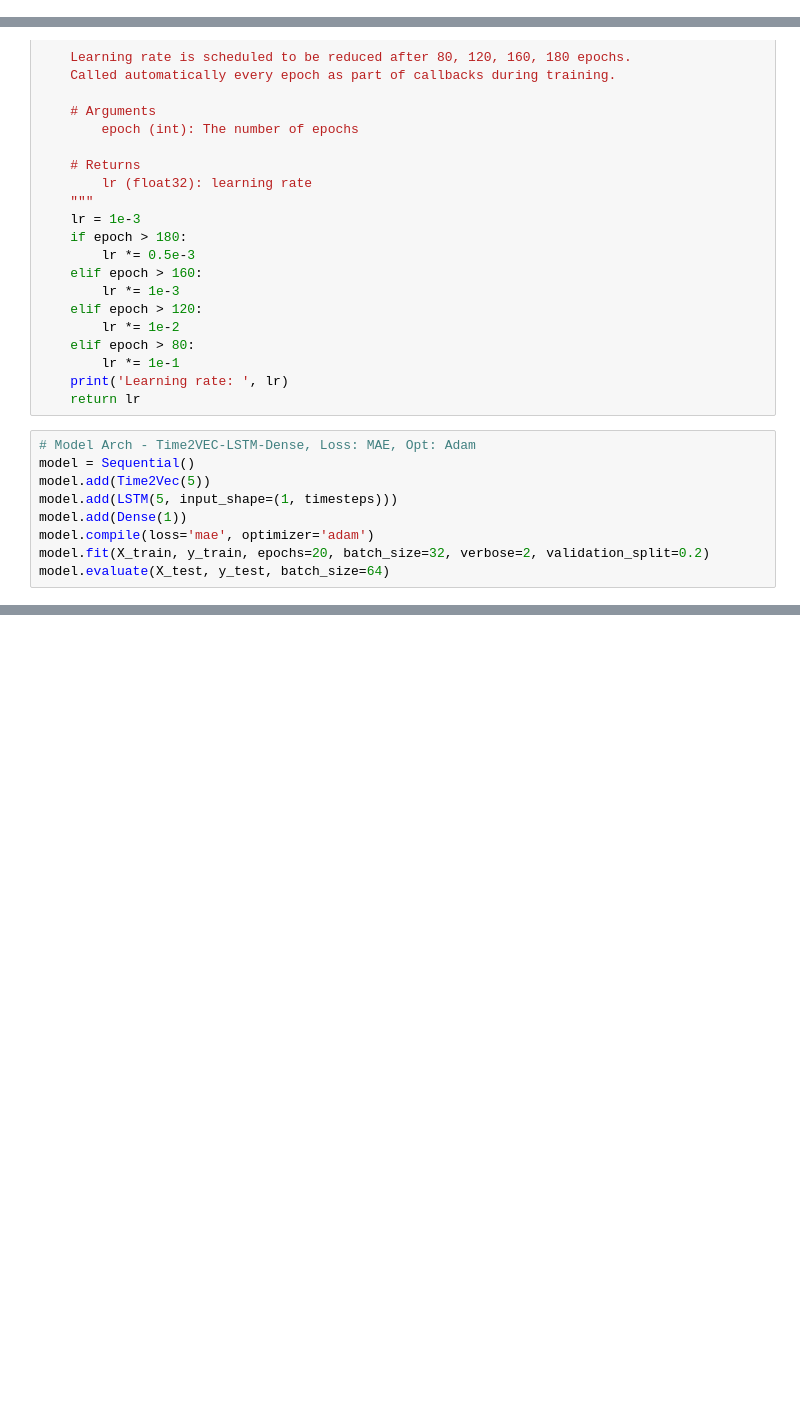
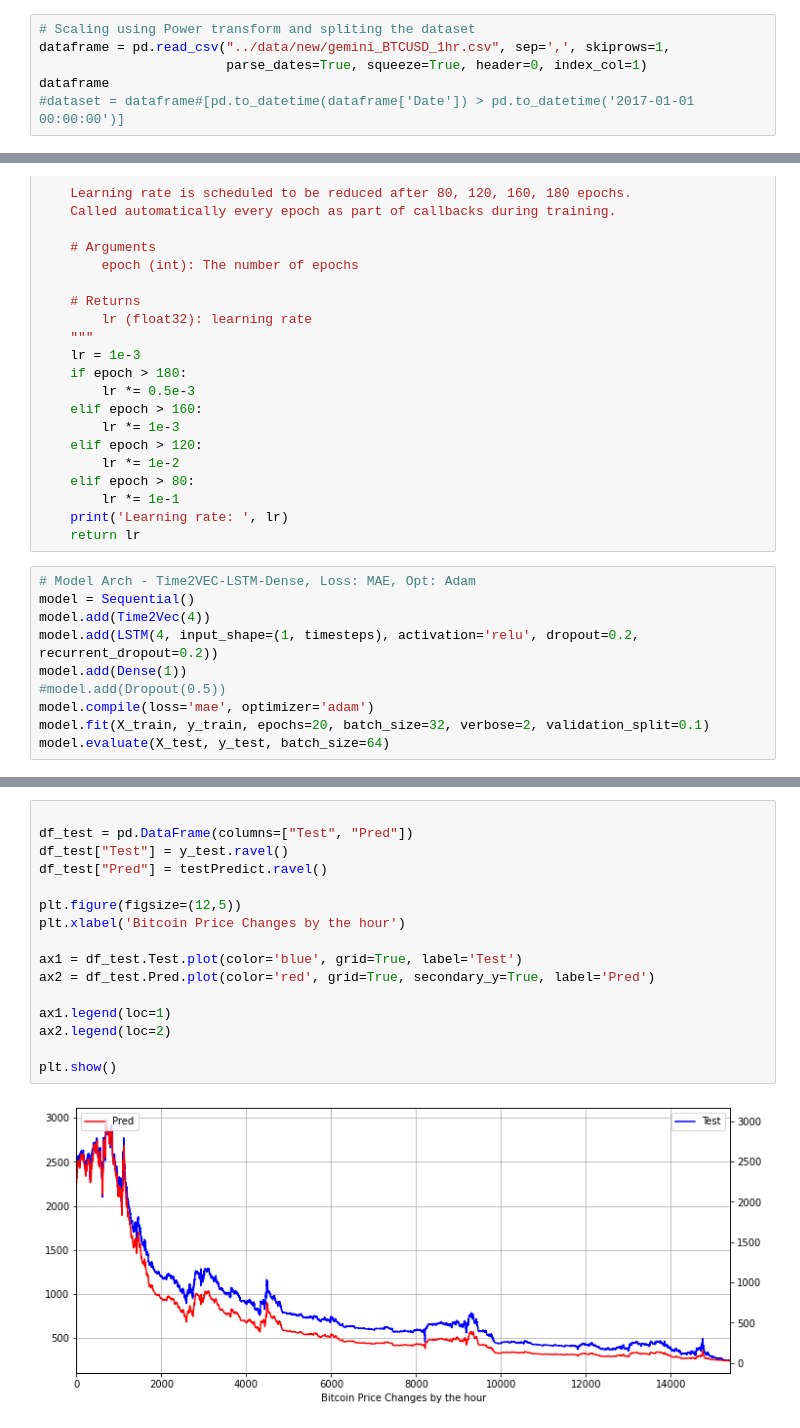
Before and after one commit to deepanshgandhi/Bitcoin-Price-Forecast, a Jupyter notebook: models/Final_Notebook_Model_and_Data.ipynb, the cells around one changed output, grey strips where cells are left out. Cells and saved outputs as stored; diff of their text form; blank space fills up the shorter version.

```diff
--- a/models/Final_Notebook_Model_and_Data.ipynb
+++ b/models/Final_Notebook_Model_and_Data.ipynb
@@ -141,3 +141,9 @@ series.plot(kind='kde')
 pyplot.show()
 # %% [output]
 [figure]
+# %%
+# Scaling using Power transform and spliting the dataset
+dataframe = pd.read_csv("../data/new/gemini_BTCUSD_1hr.csv", sep=',', skiprows=1,
+                        parse_dates=True, squeeze=True, header=0, index_col=1)
+dataframe
+#dataset = dataframe#[pd.to_datetime(dataframe['Date']) > pd.to_datetime('2017-01-01 00:00:00')]
@@ -235,10 +248,11 @@ def lr_schedule(epoch):
 # %%
 # Model Arch - Time2VEC-LSTM-Dense, Loss: MAE, Opt: Adam
 model = Sequential()
-model.add(Time2Vec(5))
-model.add(LSTM(5, input_shape=(1, timesteps)))
+model.add(Time2Vec(4))
+model.add(LSTM(4, input_shape=(1, timesteps), activation='relu', dropout=0.2, recurrent_dropout=0.2))
 model.add(Dense(1))
+#model.add(Dropout(0.5))
 model.compile(loss='mae', optimizer='adam')
-model.fit(X_train, y_train, epochs=20, batch_size=32, verbose=2, validation_split=0.2)
+model.fit(X_train, y_train, epochs=20, batch_size=32, verbose=2, validation_split=0.1)
 model.evaluate(X_test, y_test, batch_size=64)
 # %% [output]
@@ -286,0 +299,18 @@ Test Score: MAE: 4.492218017578125 R^2: -9404571.039468931
+# %%
+
+df_test = pd.DataFrame(columns=["Test", "Pred"])
+df_test["Test"] = y_test.ravel()
+df_test["Pred"] = testPredict.ravel()
+
+plt.figure(figsize=(12,5))
+plt.xlabel('Bitcoin Price Changes by the hour')
+
+ax1 = df_test.Test.plot(color='blue', grid=True, label='Test')
+ax2 = df_test.Pred.plot(color='red', grid=True, secondary_y=True, label='Pred')
+
+ax1.legend(loc=1)
+ax2.legend(loc=2)
+
+plt.show()
+# %% [output]
+[figure, added]
```
Also changed, not shown: parts of 8 cells of this notebook.
